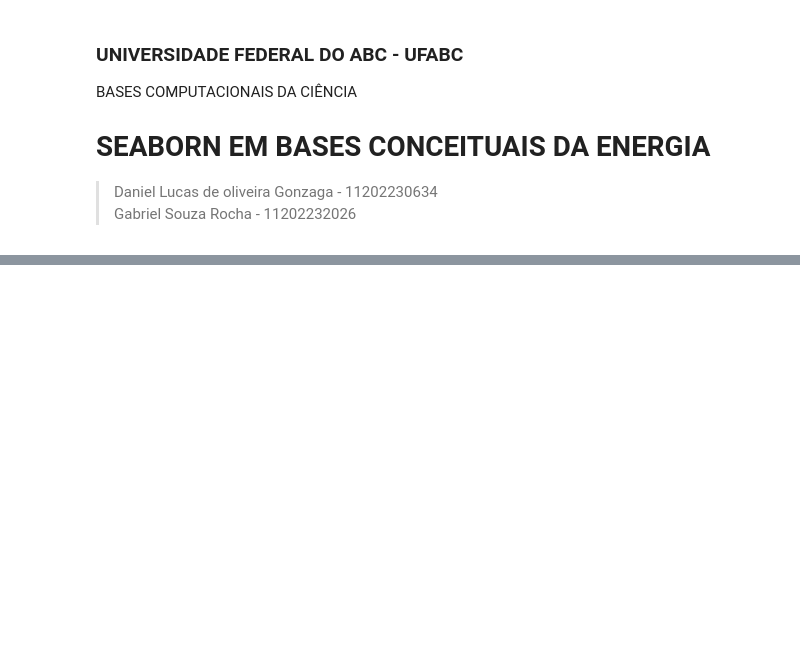
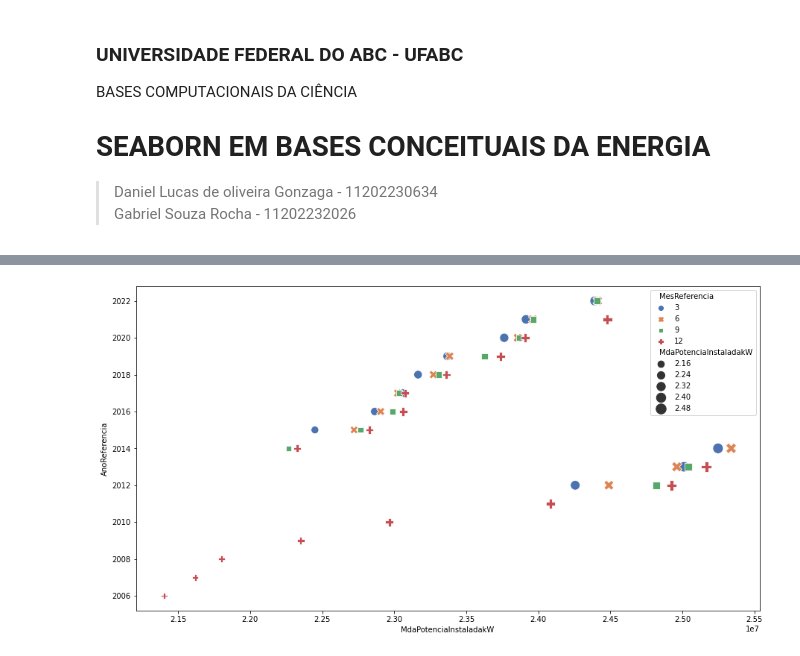
Before and after one commit to Daniellucasgonzaga/Trabalho_Final_BCC19, a Jupyter notebook: TrabalhoFinal.ipynb, the cells around one changed output, grey strips where cells are left out. Saved outputs shown, nothing was run; the diff lists cells and outputs as text; code cells hidden in the pictures; blank space fills up the shorter version.

```diff
--- a/TrabalhoFinal.ipynb
+++ b/TrabalhoFinal.ipynb
@@ -61,0 +92,3 @@ FileNotFoundError: ignored
+# %%
+SP = df.query("SigUF == 'SP'")
+SP.head()
@@ -61,0 +102,12 @@ FileNotFoundError: ignored
+# %%
+fig1 = sns.scatterplot(data = SP,                      # busca o df
+                      x = "MdaPotenciaInstaladakW",    # valor eixo x
+                      y = "AnoReferencia",             # valor eixo y
+                      hue = "MesReferencia",           # adiciona os meses no grafico
+                      style = "MesReferencia",         # muda estilo dos pontos
+                      palette = "deep",                # muda paleta de cores dos pontos
+                      size = "MdaPotenciaInstaladakW", # muda tamanho com relação à coluna digitada
+                      sizes = (70, 200))               # tamanho do menor, tamanho do maior ponto
+fig1.figure.set_size_inches(15, 8)                     # altera tamanho da figura
+# %% [output]
+[figure, added]
```
Also changed, not shown: parts of 17 cells of this notebook.
